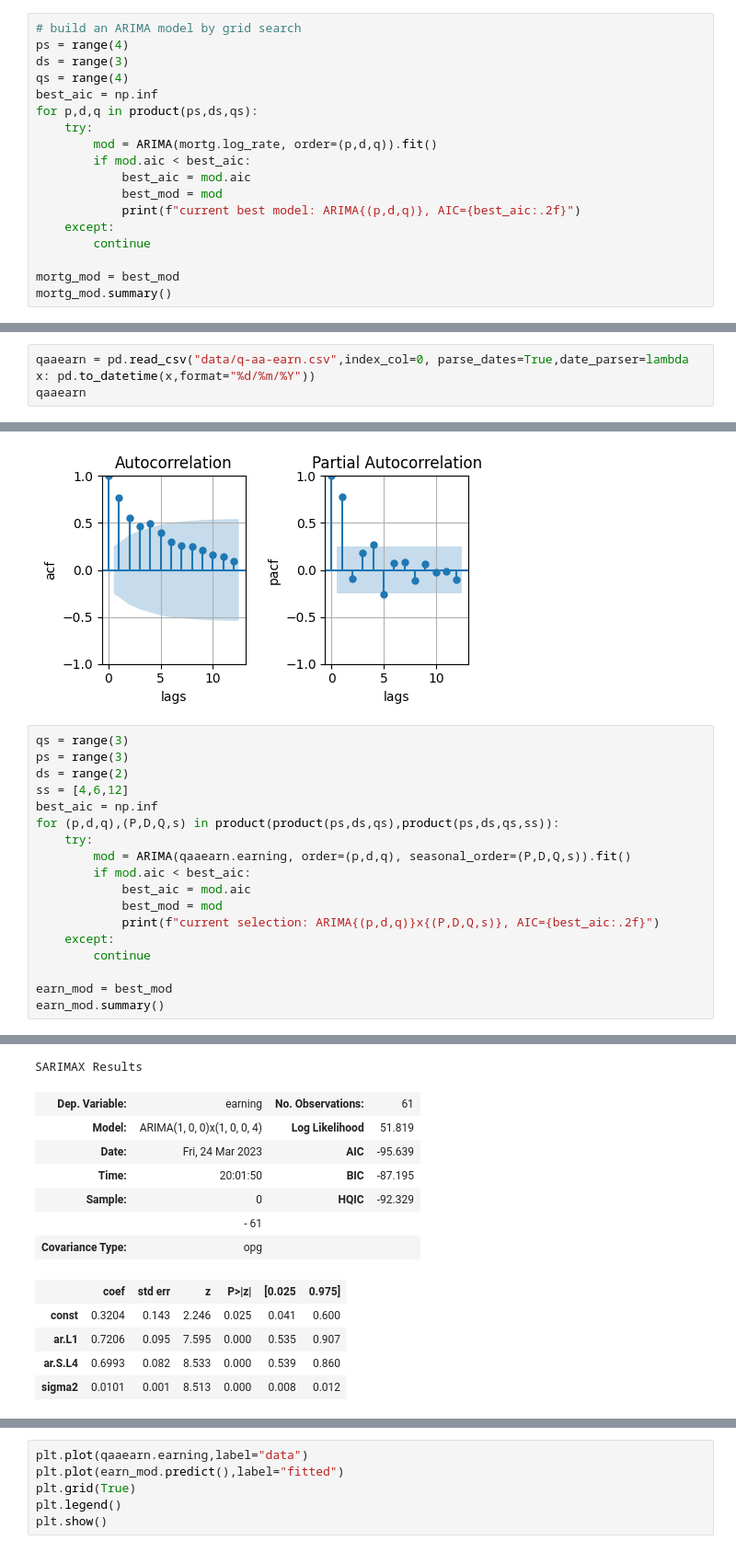
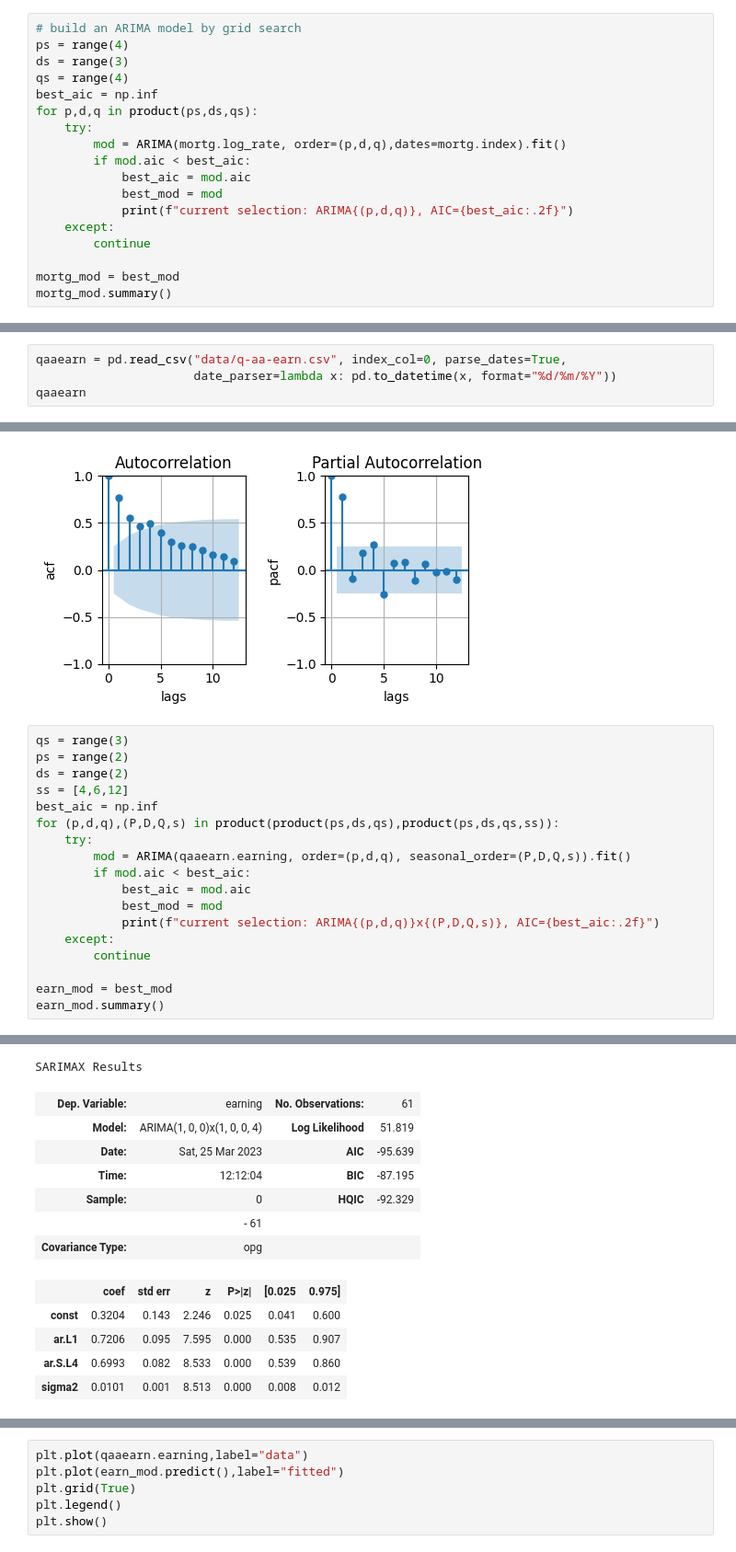
Before and after one commit to Algebra-FUN/DDM-Coursework, a Jupyter notebook: MSDM5053/Homework/hw2/index.ipynb, the cells around one changed output, grey strips where cells are left out. Shown at 92% size. Saved outputs shown, nothing was run; the diff lists cells and outputs as text.

```diff
--- a/MSDM5053/Homework/hw2/index.ipynb
+++ b/MSDM5053/Homework/hw2/index.ipynb
@@ -92,11 +92,11 @@ qs = range(4)
 best_aic = np.inf
 for p,d,q in product(ps,ds,qs):
     try:
-        mod = ARIMA(mortg.log_rate, order=(p,d,q)).fit()
+        mod = ARIMA(mortg.log_rate, order=(p,d,q),dates=mortg.index).fit()
         if mod.aic < best_aic:
             best_aic = mod.aic
             best_mod = mod
-            print(f"current best model: ARIMA{(p,d,q)}, AIC={best_aic:.2f}")
+            print(f"current selection: ARIMA{(p,d,q)}, AIC={best_aic:.2f}")
     except:
         continue
 
@@ -284,7 +293,8 @@ from the 4th quarter of 1991 to the most recent quarter. Note that some earnings
 2. Perform model checking to ensure that the model is adequate using Q(12) of the residuals.
 3. Use the model to produce 1-step to 4-step ahead forecasts. (all tests are based on the 5% significance level)
 # %%
-qaaearn = pd.read_csv("data/q-aa-earn.csv",index_col=0, parse_dates=True,date_parser=lambda x: pd.to_datetime(x,format="%d/%m/%Y"))
+qaaearn = pd.read_csv("data/q-aa-earn.csv", index_col=0, parse_dates=True,
+                      date_parser=lambda x: pd.to_datetime(x, format="%d/%m/%Y"))
 qaaearn
 # %% [output]
 |  | earning |
@@ -307,42 +317,42 @@ plot_acf_pacf(qaaearn["earning"],lags=12)
 [figure]
 # %%
 qs = range(3)
-ps = range(3)
+ps = range(2)
 ds = range(2)
 ss = [4,6,12]
 best_aic = np.inf
 for (p,d,q),(P,D,Q,s) in product(product(ps,ds,qs),product(ps,ds,qs,ss)):
     try:
         mod = ARIMA(qaaearn.earning, order=(p,d,q), seasonal_order=(P,D,Q,s)).fit()
         if mod.aic < best_aic:
             best_aic = mod.aic
             best_mod = mod
             print(f"current selection: ARIMA{(p,d,q)}x{(P,D,Q,s)}, AIC={best_aic:.2f}")
     except:
         continue
 
 earn_mod = best_mod
 earn_mod.summary()
 # %% [output]
 current selection: ARIMA(0, 0, 0)x(0, 0, 0, 4), AIC=-23.91
 current selection: ARIMA(0, 0, 0)x(0, 0, 1, 4), AIC=-46.97
 current selection: ARIMA(0, 0, 0)x(0, 0, 2, 4), AIC=-48.01
 current selection: ARIMA(0, 0, 0)x(0, 1, 0, 4), AIC=-57.46
 current selection: ARIMA(0, 0, 1)x(0, 0, 0, 4), AIC=-57.54
 current selection: ARIMA(0, 0, 1)x(0, 0, 1, 4), AIC=-77.23
 current selection: ARIMA(0, 0, 1)x(0, 0, 2, 4), AIC=-79.56
 current selection: ARIMA(0, 0, 1)x(0, 1, 0, 4), AIC=-82.05
 current selection: ARIMA(0, 0, 1)x(1, 0, 0, 4), AIC=-83.59
 current selection: ARIMA(0, 0, 2)x(0, 0, 1, 4), AIC=-87.86
 current selection: ARIMA(0, 0, 2)x(0, 0, 2, 4), AIC=-90.54
 current selection: ARIMA(0, 0, 2)x(0, 1, 0, 4), AIC=-91.37
 current selection: ARIMA(0, 0, 2)x(1, 0, 0, 4), AIC=-94.34
 current selection: ARIMA(1, 0, 0)x(1, 0, 0, 4), AIC=-95.64
 SARIMAX Results
 | Dep. Variable: | earning | No. Observations: | 61 |
 | Model: | ARIMA(1, 0, 0)x(1, 0, 0, 4) | Log Likelihood | 51.819 |
-| Date: | Fri, 24 Mar 2023 | AIC | -95.639 |
-| Time: | 20:01:50 | BIC | -87.195 |
+| Date: | Sat, 25 Mar 2023 | AIC | -95.639 |
+| Time: | 12:12:04 | BIC | -87.195 |
 | Sample: | 0 | HQIC | -92.329 |
 |  | - 61 |  |  |
 | Covariance Type: | opg |  |  |
```
Also changed, not shown: parts of 14 cells of this notebook, 3 other files.
